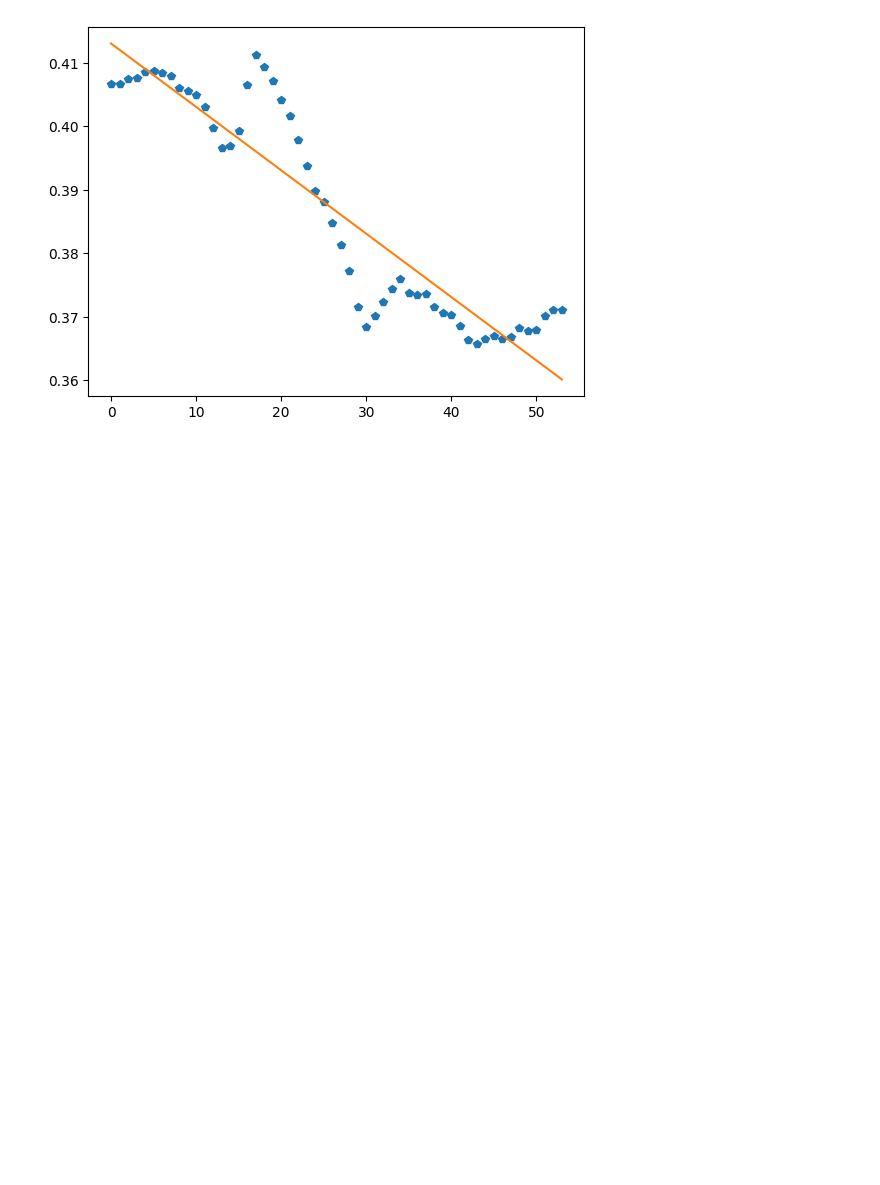
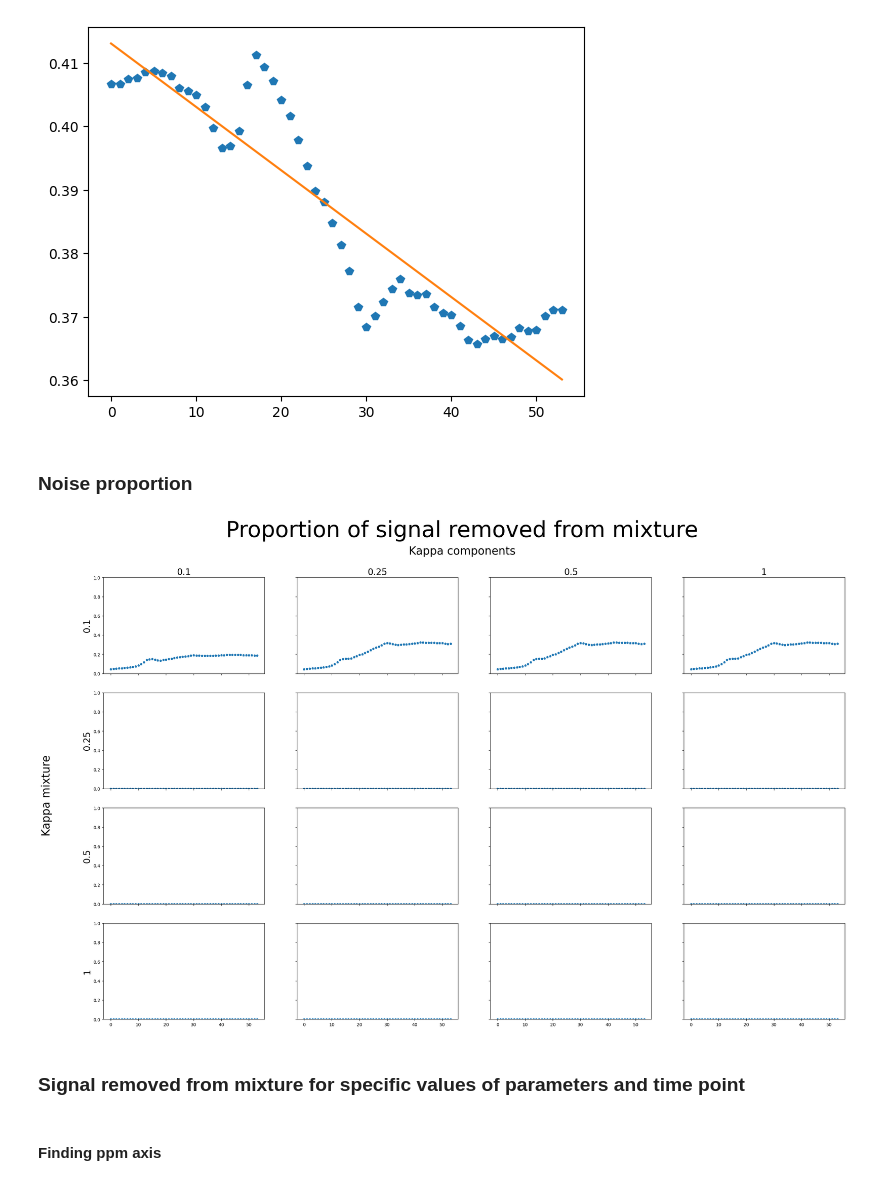
Before and after one commit to BDomzal/magnetstein_x_chemical_reactions, a Jupyter notebook: notebooks/visualisation_comparison_with_first.ipynb, the cells around one changed output. Drawn from its saved outputs; the diff is of its cells as text; code cells hidden in the pictures; blank space fills up the shorter version.

Commit message:
Added new visualisations: proportion of removed signal changing in time and removed signal in specifiv time point visualized as spectrum

```diff
--- a/notebooks/visualisation_comparison_with_first.ipynb
+++ b/notebooks/visualisation_comparison_with_first.ipynb
@@ -188,3 +188,50 @@ if lin_regr:
 To use the future default and silence this warning we advise to pass `rcond=None`, to keep using the old, explicitly pass `rcond=-1`.
   slope, intercept = np.linalg.lstsq(t_and_ones, y[:, component_nr])[0]
 [figure]
+# %% [markdown]
+### Noise proportion
+# %%
+components_numbers = list(range(len(substances_names[experiment_name])))
+lin_regr = False
+# %%
+names = [substances_names[experiment_name][nr] for nr in components_numbers]
+
+fig, axs = plt.subplots(len(all_kappas), len(all_kappas_th), sharex='all', sharey='all')
+fig.suptitle('Proportion of signal removed from mixture', fontsize=50)
+fig.set_size_inches(30, 18, forward=True)
+
+fig.text(0.5, 0.92, 'Kappa components', ha='center', size=25)
+fig.text(0.06, 0.5, 'Kappa mixture', va='center', rotation='vertical', size=25)
+
+for i, ax in enumerate(axs):
+    kappa = all_kappas[i]
+    for j, axx in enumerate(ax):
+        kappa_th = all_kappas_th[j]
+        try:
+            y = 1
+            for nr in components_numbers:
+                y = y - results_dict[(kappa, kappa_th)][:, nr]
+            axx.plot(range(len(y)), y, 'p', markersize=5)
+            if lin_regr:
+                t = np.array(range(1, y.shape[0]+1))
+                t_and_ones = np.vstack([t, np.ones(len(t))]).T
+                slope, intercept = np.linalg.lstsq(t_and_ones, y)[0]
+                slope, intercept = np.linalg.lstsq(t_and_ones, y)[0]
+                axx.plot(slope*t+intercept, linewidth=2.5)
+        except TypeError:
+            axx.plot(0,0)
+
+cols = [str(kappa_th) for kappa_th in all_kappas_th]
+rows = [str(kappa) for kappa in all_kappas]
+
+for ax, col in zip(axs[0], cols):
+    ax.set_title(col, size=20)
+    ax.set_ylim(0,1)
+
+for ax, row in zip(axs[:,0], rows):
+    ax.set_ylabel(row, rotation=90, size=20)
+fig.savefig(results_paths[experiment_name]+'proportion_of_removed_signal.png')
+# %% [output]
+[figure, added]
+# %% [markdown]
+### Signal removed from mixture for specific values of parameters and time point
@@ -190,0 +246,2 @@ To use the future default and silence this warning we advise to pass `rcond=None
+# %% [markdown]
+#### Finding ppm axis
```
Also changed, not shown: parts of 11 cells of this notebook, 2 other files.
